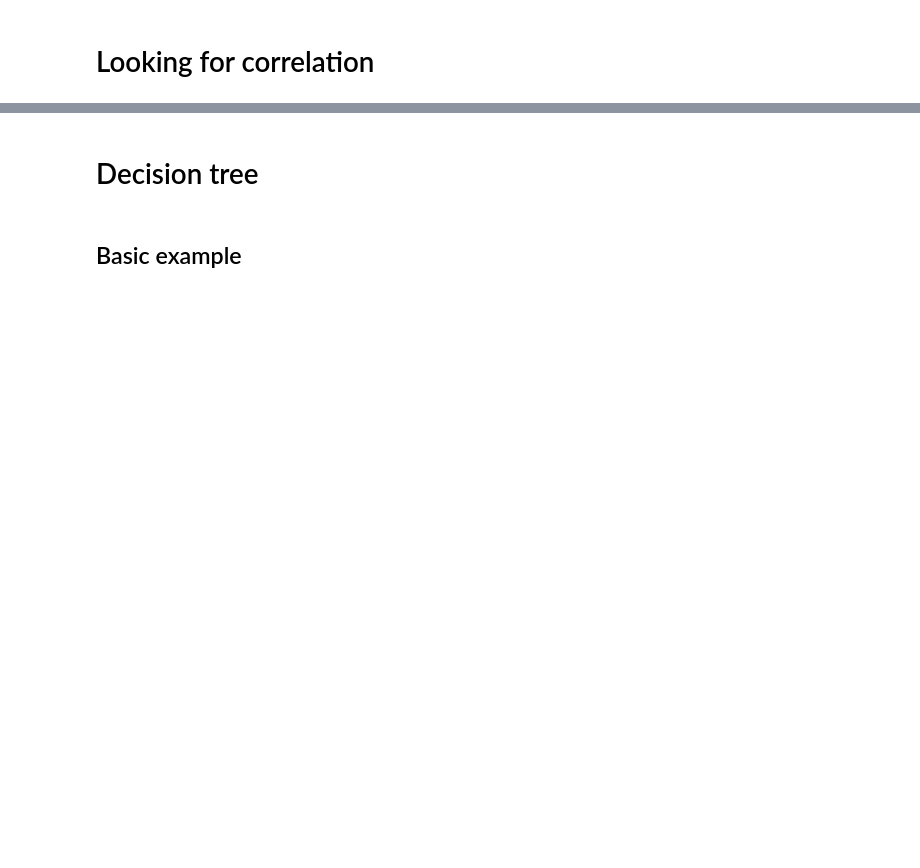
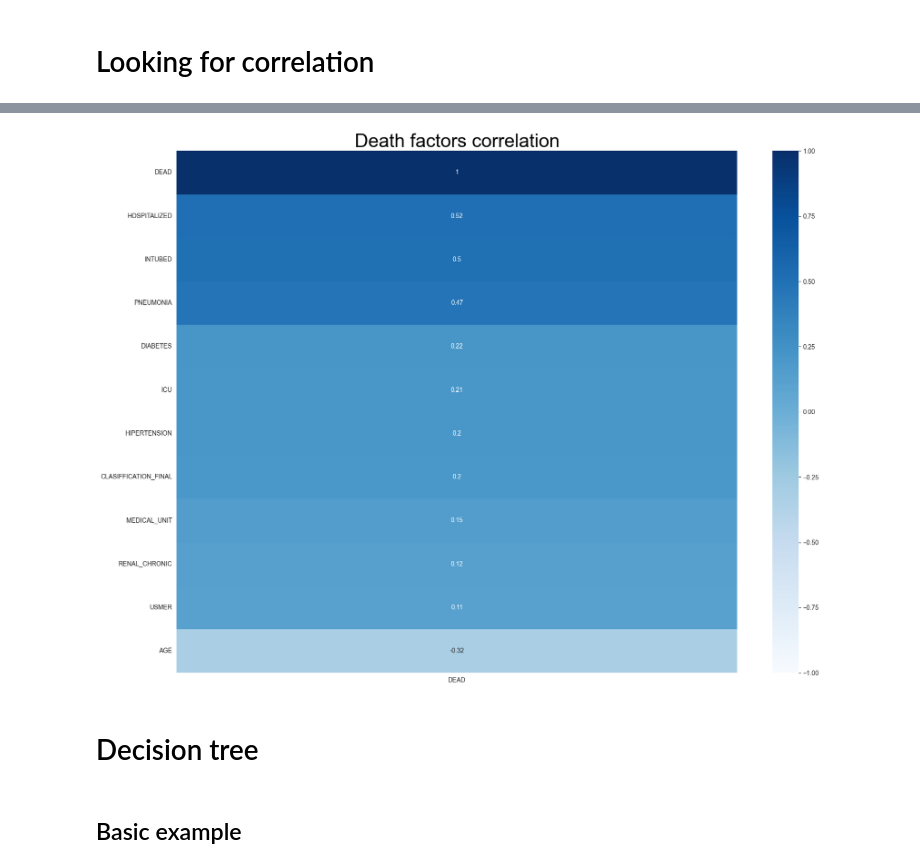
Before and after one commit to Florent-Git/covid-data, a Jupyter notebook: main.ipynb, the cells around one changed output, grey strips where cells are left out. Drawn from its saved outputs; the diff is of its cells as text; code cells hidden in the pictures; blank space fills up the shorter version.

```diff
--- a/main.ipynb
+++ b/main.ipynb
@@ -292,17 +641,19 @@ plt.show()
 # %%
 import matplotlib.pyplot as plt
 import seaborn as sns
 
-sorted_corr_relevant = sex_to_int.copy()
+sorted_corr_relevant = df.copy()
 correlation_matrix = sorted_corr_relevant.corr()[['DEAD']]
 
 filtered_corr = correlation_matrix[(correlation_matrix > 0.1) | (correlation_matrix < -0.1)].dropna()
 
 fig, ax = plt.subplots(figsize=(20, 15))
 
 sns.heatmap(filtered_corr.sort_values(by='DEAD', ascending=False), annot=True, cmap="Blues", vmin=-1, vmax=1)
 plt.title('Death factors correlation', color='black', fontsize=30)
 plt.show()
+# %% [output]
+[figure, added]
 # %% [markdown]
 # Decision tree
 # %% [markdown]
```
Also changed, not shown: parts of 48 cells of this notebook, 1 other file.
